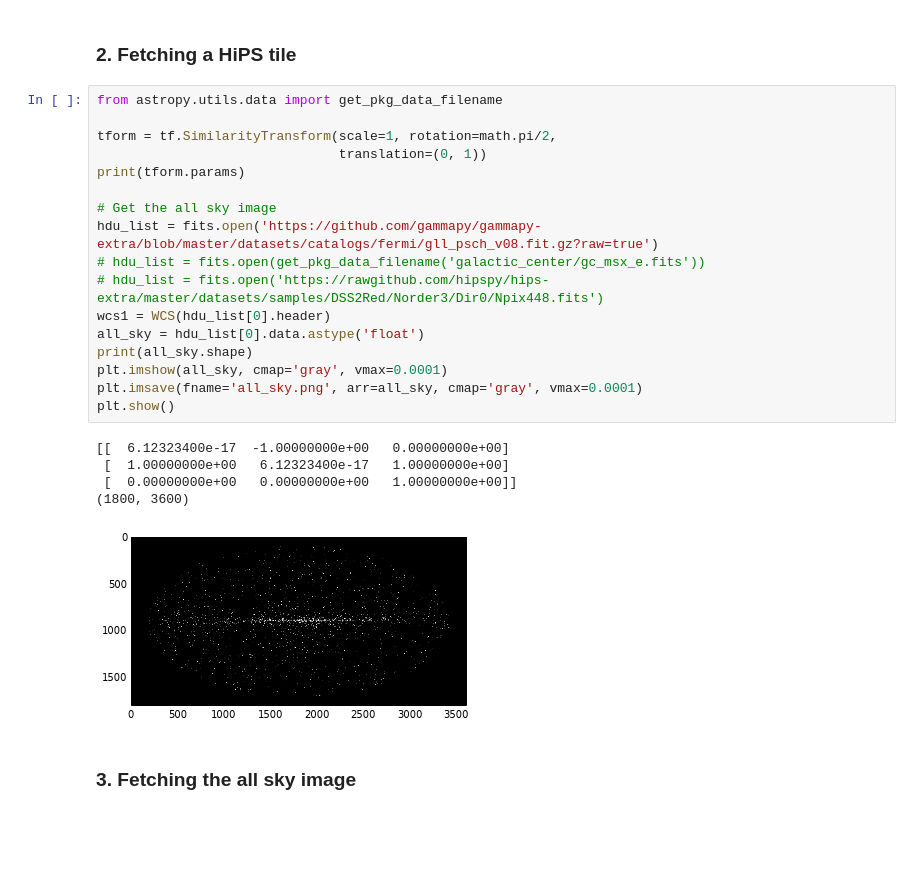
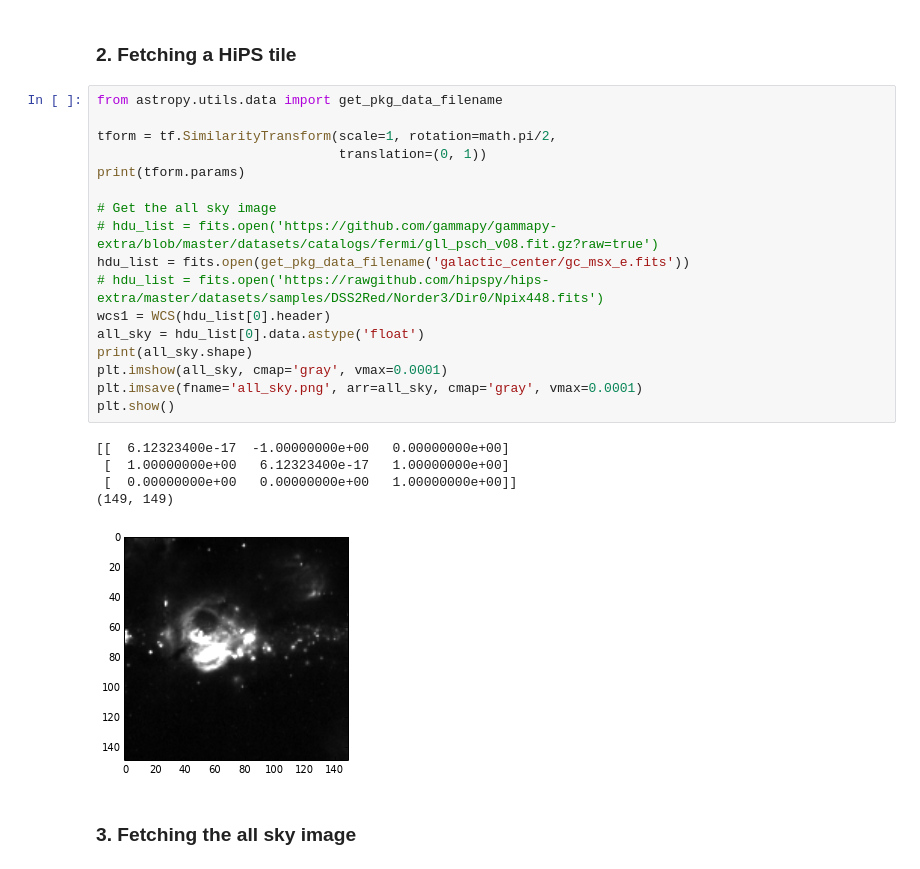
Before and after one commit to adl1995/HIPS-to-Py, a Jupyter notebook: examples/Affine and Projective transformation.ipynb, the cells around one changed output. Saved outputs shown, nothing was run; the diff lists cells and outputs as text; blank space fills up the shorter version.

```diff
--- a/examples/Affine and Projective transformation.ipynb
+++ b/examples/Affine and Projective transformation.ipynb
@@ -20,26 +20,26 @@ import healpy
 # %%
 from astropy.utils.data import get_pkg_data_filename
 
 tform = tf.SimilarityTransform(scale=1, rotation=math.pi/2,
                                translation=(0, 1))
 print(tform.params)
 
 # Get the all sky image
-hdu_list = fits.open('https://github.com/gammapy/gammapy-extra/blob/master/datasets/catalogs/fermi/gll_psch_v08.fit.gz?raw=true')
-# hdu_list = fits.open(get_pkg_data_filename('galactic_center/gc_msx_e.fits'))
+# hdu_list = fits.open('https://github.com/gammapy/gammapy-extra/blob/master/datasets/catalogs/fermi/gll_psch_v08.fit.gz?raw=true')
+hdu_list = fits.open(get_pkg_data_filename('galactic_center/gc_msx_e.fits'))
 # hdu_list = fits.open('https://rawgithub.com/hipspy/hips-extra/master/datasets/samples/DSS2Red/Norder3/Dir0/Npix448.fits')
 wcs1 = WCS(hdu_list[0].header)
 all_sky = hdu_list[0].data.astype('float')
 print(all_sky.shape)
 plt.imshow(all_sky, cmap='gray', vmax=0.0001)
 plt.imsave(fname='all_sky.png', arr=all_sky, cmap='gray', vmax=0.0001)
 plt.show()
 # %% [output]
 [[  6.12323400e-17  -1.00000000e+00   0.00000000e+00]
  [  1.00000000e+00   6.12323400e-17   1.00000000e+00]
  [  0.00000000e+00   0.00000000e+00   1.00000000e+00]]
-(1800, 3600)
+(149, 149)
-[figure, old version]
+[figure, new version]
 # %% [markdown]
 ### 3. Fetching the all sky image
 # %%
```
Also changed, not shown: parts of 5 cells of this notebook, 2 other files.
